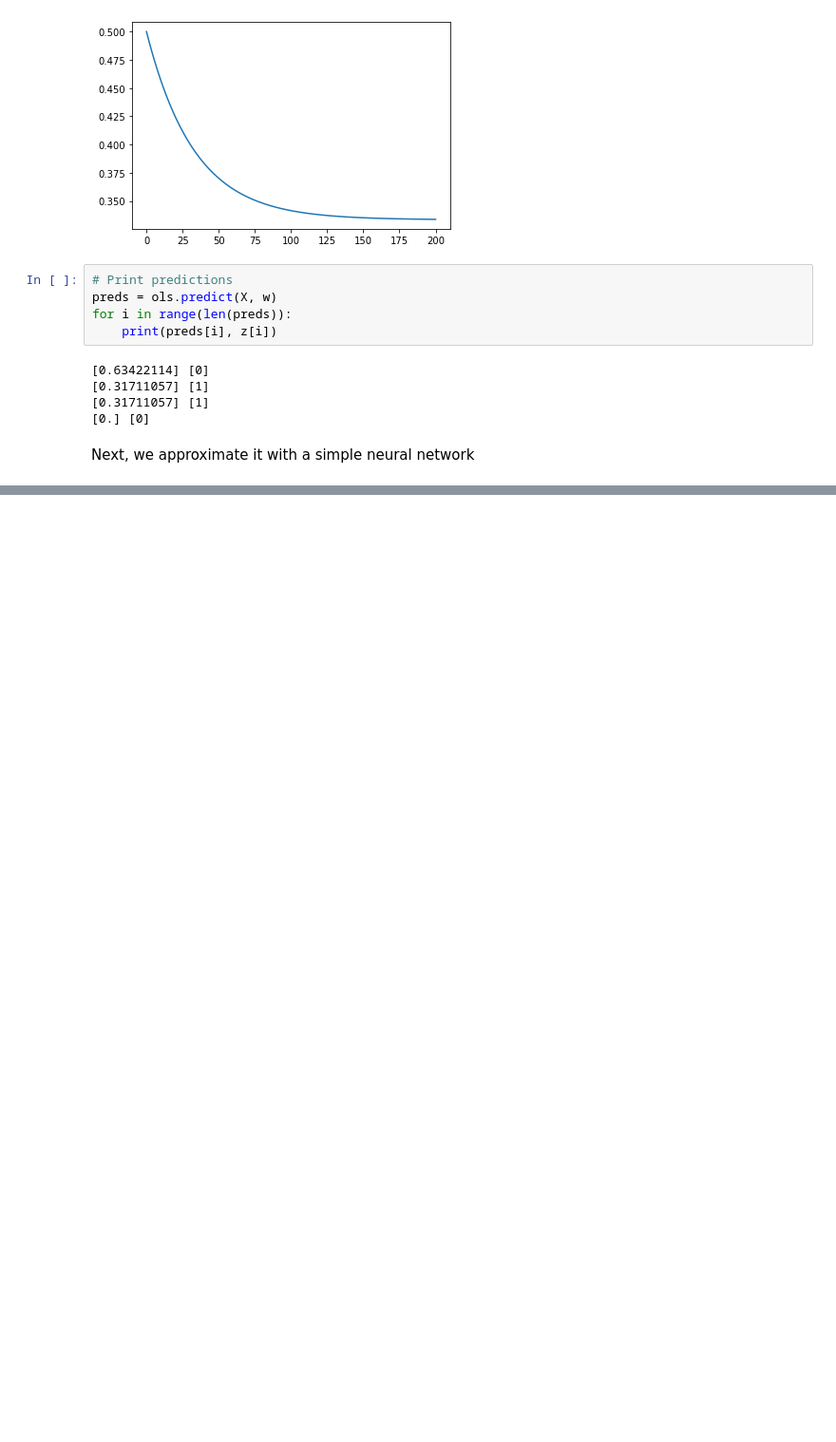
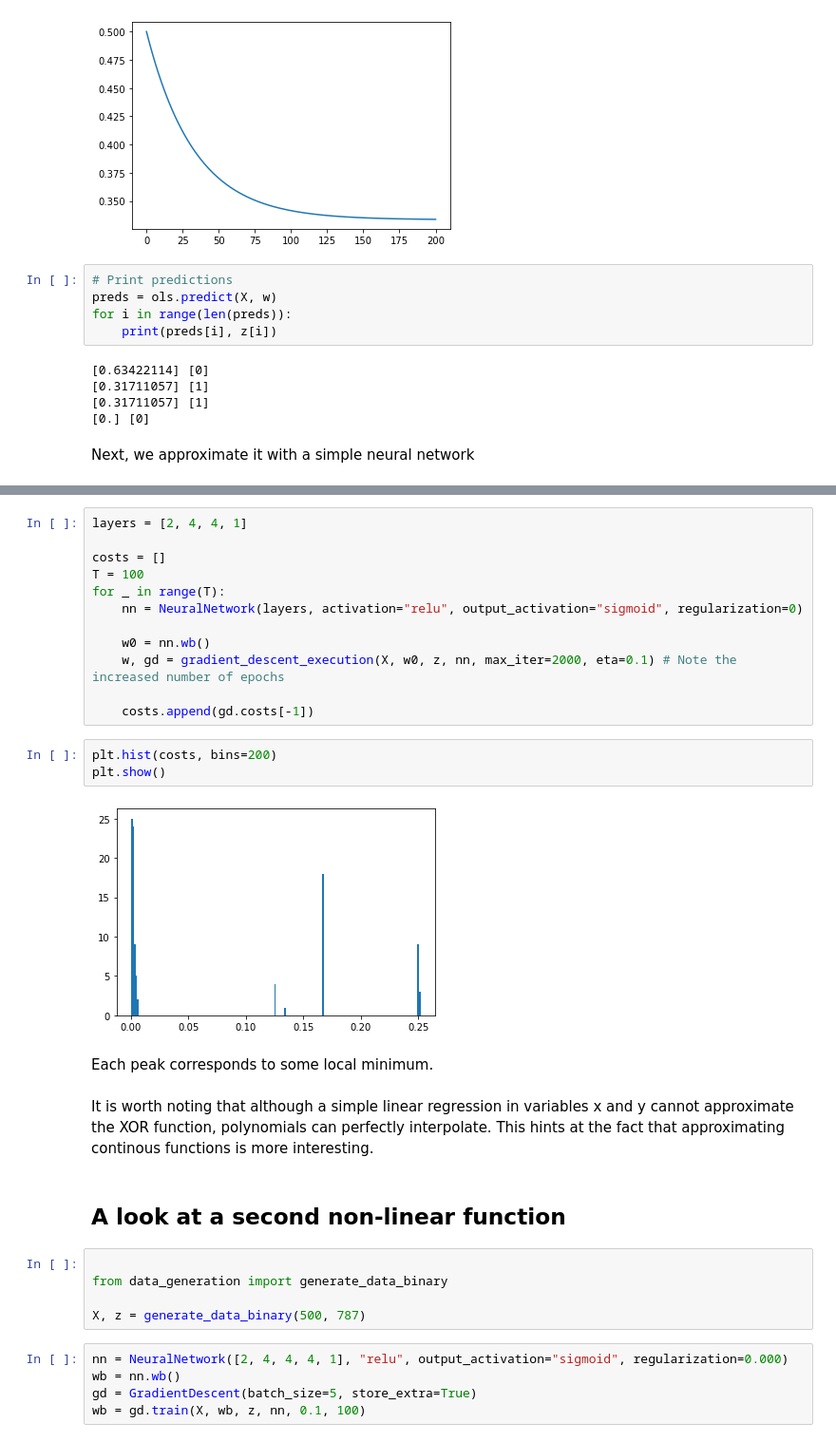
Before and after one commit to carlfre/FYS-STK3155-project-2, a Jupyter notebook: notebooks/nn_vs_regression.ipynb, the cells around one changed output, grey strips where cells are left out. Shown at 95% size. Cells and saved outputs as stored; diff of their text form; blank space fills up the shorter version.

```diff
--- a/notebooks/nn_vs_regression.ipynb
+++ b/notebooks/nn_vs_regression.ipynb
@@ -153,0 +163,33 @@ for i in range(len(preds)):
+# %%
+layers = [2, 4, 4, 1]
+
+costs = []
+T = 100
+for _ in range(T):
+    nn = NeuralNetwork(layers, activation="relu", output_activation="sigmoid", regularization=0)
+
+    w0 = nn.wb()
+    w, gd = gradient_descent_execution(X, w0, z, nn, max_iter=2000, eta=0.1) # Note the increased number of epochs
+
+    costs.append(gd.costs[-1])
+# %%
+plt.hist(costs, bins=200)
+plt.show()
+# %% [output]
+[figure, added]
+# %% [markdown]
+Each peak corresponds to some local minimum.
+# %% [markdown]
+It is worth noting that although a simple linear regression in variables x and y cannot approximate the XOR function, polynomials can perfectly interpolate. This hints at the fact that approximating continous functions is more interesting.
+# %% [markdown]
+## A look at a second non-linear function
+# %%
+
+from data_generation import generate_data_binary
+
+X, z = generate_data_binary(500, 787)
+# %%
+nn = NeuralNetwork([2, 4, 4, 4, 1], "relu", output_activation="sigmoid", regularization=0.000)
+wb = nn.wb()
+gd = GradientDescent(batch_size=5, store_extra=True)
+wb = gd.train(X, wb, z, nn, 0.1, 100)
```
Also changed, not shown: parts of 33 cells of this notebook.
